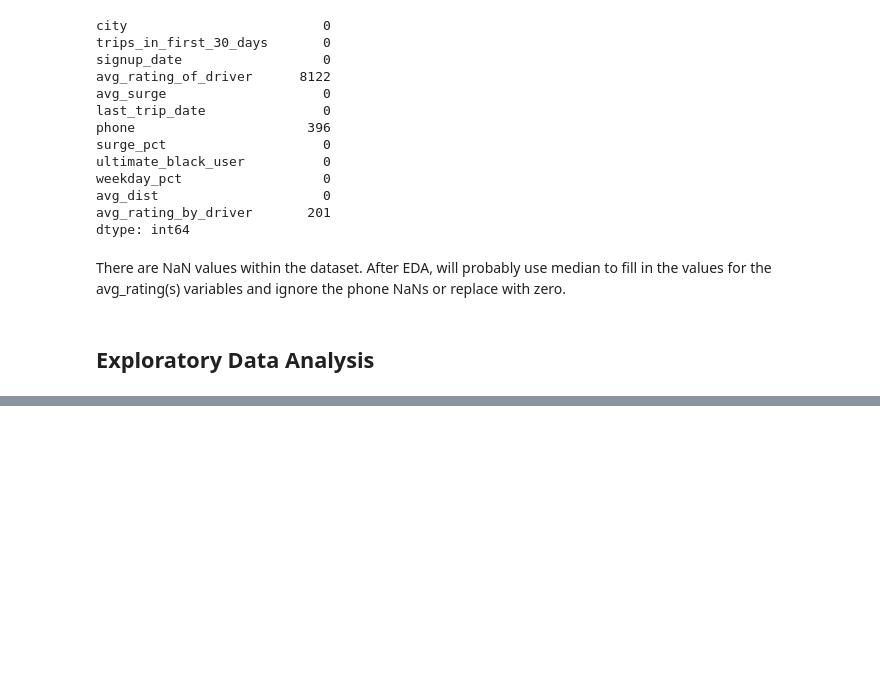
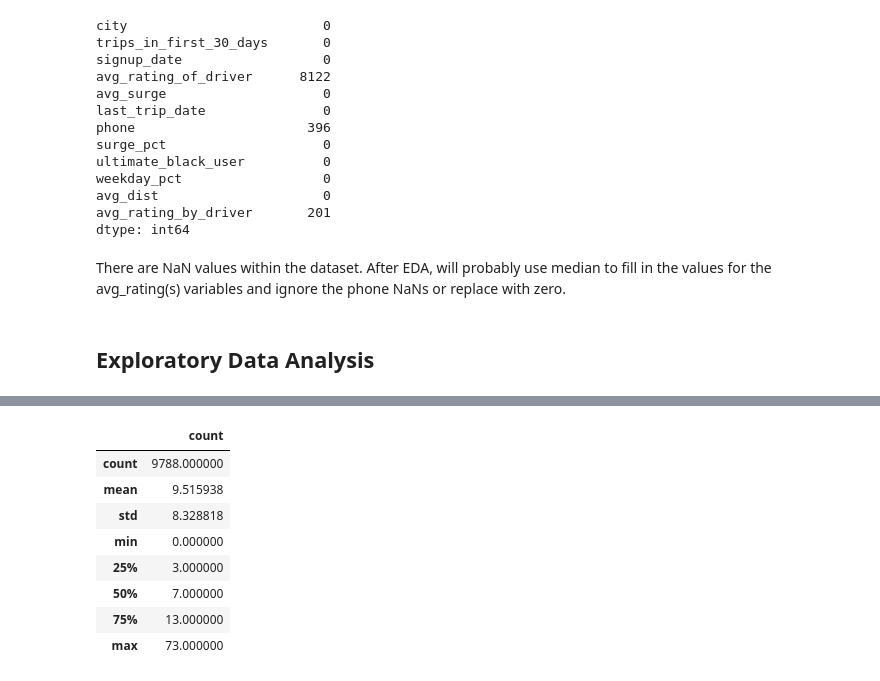
Before and after one commit to ChadDelany/challenge_ultimate, a Jupyter notebook: challenge_ultimate.ipynb, the cells around one changed output, grey strips where cells are left out. Cells and saved outputs as stored; diff of their text form; code cells hidden in the pictures; blank space fills up the shorter version.

```diff
--- a/challenge_ultimate.ipynb
+++ b/challenge_ultimate.ipynb
@@ -162,3 +182,15 @@ logins_count_15min.index.name = "DateTime"
+# %%
+logins_count_15min.describe()
+# %% [output]
+|  | count |
+| count | 9788.000000 |
+| mean | 9.515938 |
+| std | 8.328818 |
+| min | 0.000000 |
+| 25% | 3.000000 |
+| 50% | 7.000000 |
+| 75% | 13.000000 |
+| max | 73.000000 |
 # %%
 # Creating a Counter for logins by day intervals.
 logins_count_day = logins_count_15min.groupby(logins_count_15min.index.date).mean()
```
Also changed, not shown: parts of 9 cells of this notebook.
